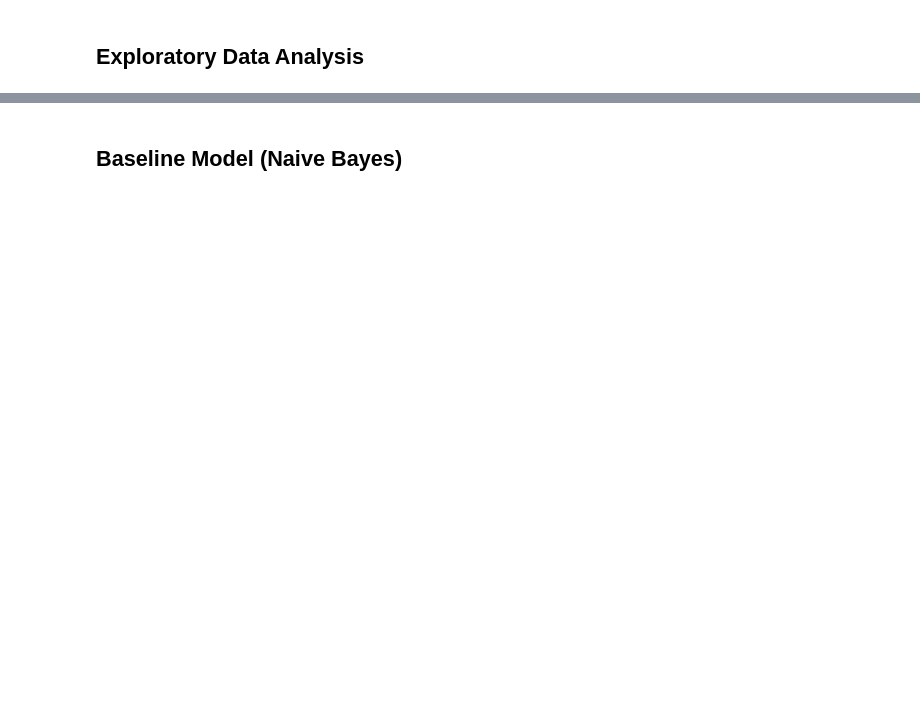
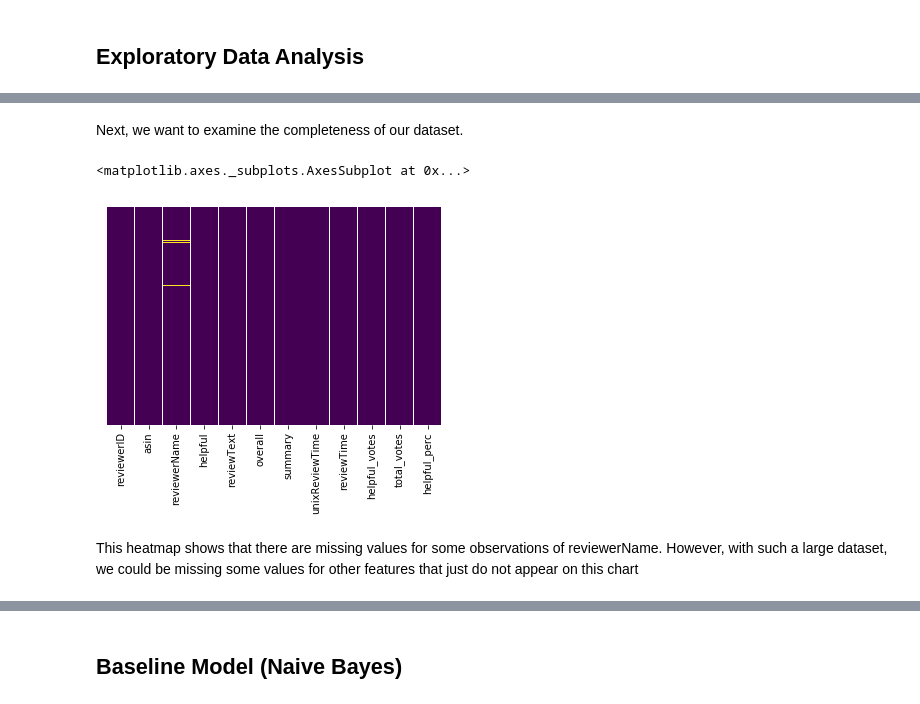
Before and after one commit to tucker-anderson/Amazon-Review-Analysis, a Jupyter notebook: W266_Final_AmazonReviews.ipynb, the cells around one changed output, grey strips where cells are left out. Drawn from its saved outputs; the diff is of its cells as text; code cells hidden in the pictures; blank space fills up the shorter version.

```diff
--- a/W266_Final_AmazonReviews.ipynb
+++ b/W266_Final_AmazonReviews.ipynb
@@ -112,0 +115,9 @@ df.sample(20)
+# %% [markdown]
+Next, we want to examine the completeness of our dataset.
+# %%
+sns.heatmap(df.isnull(),cbar=False,yticklabels=False,cmap = 'viridis')
+# %% [output]
+<matplotlib.axes._subplots.AxesSubplot at 0x...>
+[figure, added]
+# %% [markdown]
+This heatmap shows that there are missing values for some observations of reviewerName. However, with such a large dataset, we could be missing some values for other features that just do not appear on this chart
```
Also changed, not shown: parts of 24 cells of this notebook.
